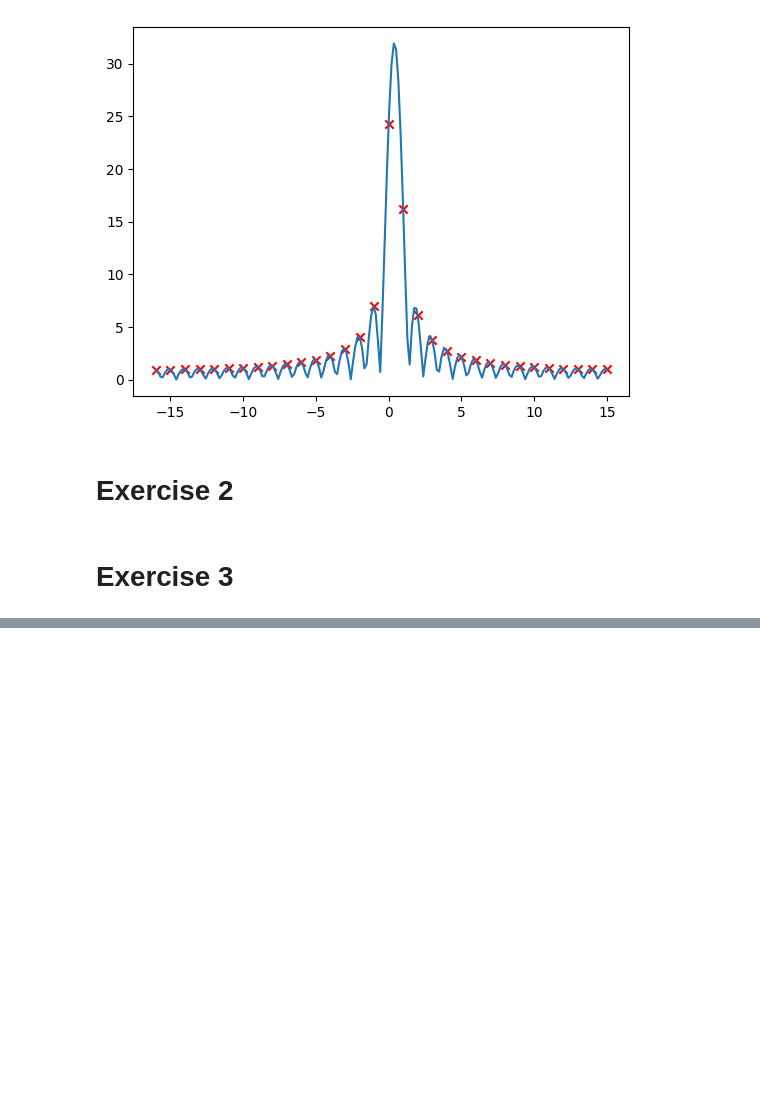
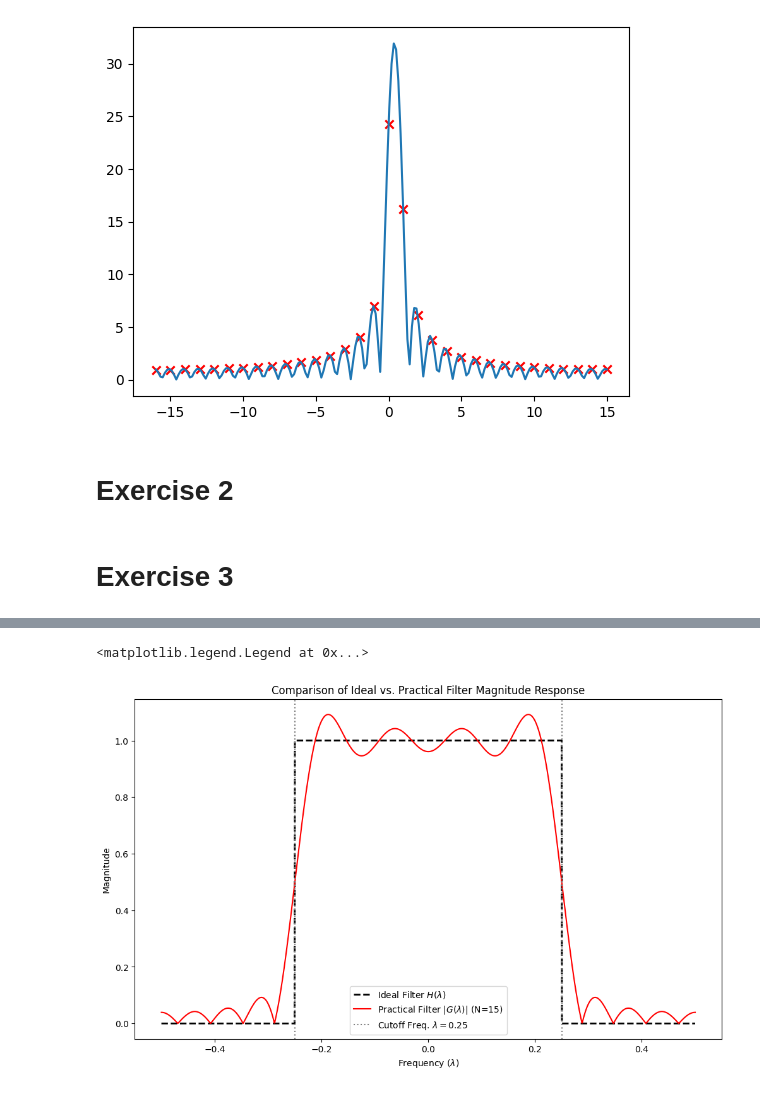
Before and after one commit to Basile-Mouret/Signal-and-Image-Processing-Lab, a Jupyter notebook: Lab4/Lab4.ipynb, the cells around one changed output, grey strips where cells are left out. Saved outputs shown, nothing was run; the diff lists cells and outputs as text; code cells hidden in the pictures; blank space fills up the shorter version.

```diff
--- a/Lab4/Lab4.ipynb
+++ b/Lab4/Lab4.ipynb
@@ -29,0 +58,35 @@ plt.show()
+# %%
+
+lam = np.linspace(-0.5, 0.5, 2000)
+
+H_ideal = np.where(np.abs(lam) <= 0.25, 1.0, 0.0)
+
+N_val = 15
+M = (N_val - 1) // 2
+n_vals = np.arange(-M, M + 1)
+
+h_n = 0.5 * np.sinc(n_vals / 2.0)
+
+
+outer_prod = n_vals[:, None] * lam[None, :]
+exp_matrix = np.exp(-2j * np.pi * outer_prod)
+
+
+H_tr = np.dot(h_n, exp_matrix)
+
+G_mod = np.abs(H_tr)
+
+plt.figure(figsize=(12, 7))
+plt.plot(lam, H_ideal, 'k--', lw=2, label='Ideal Filter $H(\\lambda)$')
+plt.plot(lam, G_mod, 'r-', label=f'Practical Filter $|G(\\lambda)|$ (N={N_val})')
+
+plt.axvline(x=0.25, color='gray', linestyle=':', label='Cutoff Freq. $\\lambda = 0.25$')
+plt.axvline(x=-0.25, color='gray', linestyle=':')
+
+plt.title('Comparison of Ideal vs. Practical Filter Magnitude Response')
+plt.xlabel('Frequency ($\\lambda$)')
+plt.ylabel('Magnitude')
+plt.legend()
+# %% [output]
+<matplotlib.legend.Legend at 0x...>
+[figure, added]
```
Also changed, not shown: parts of 9 cells of this notebook.
